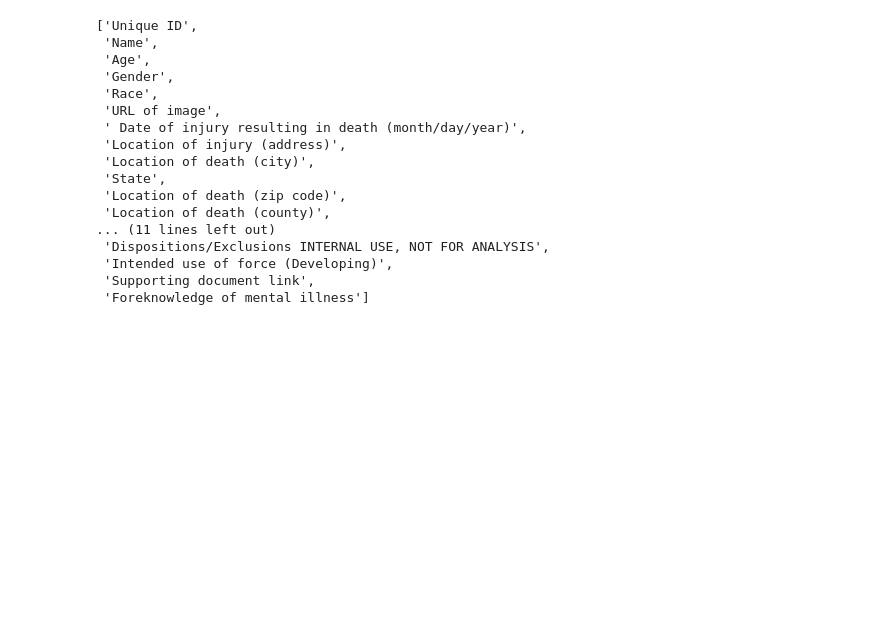
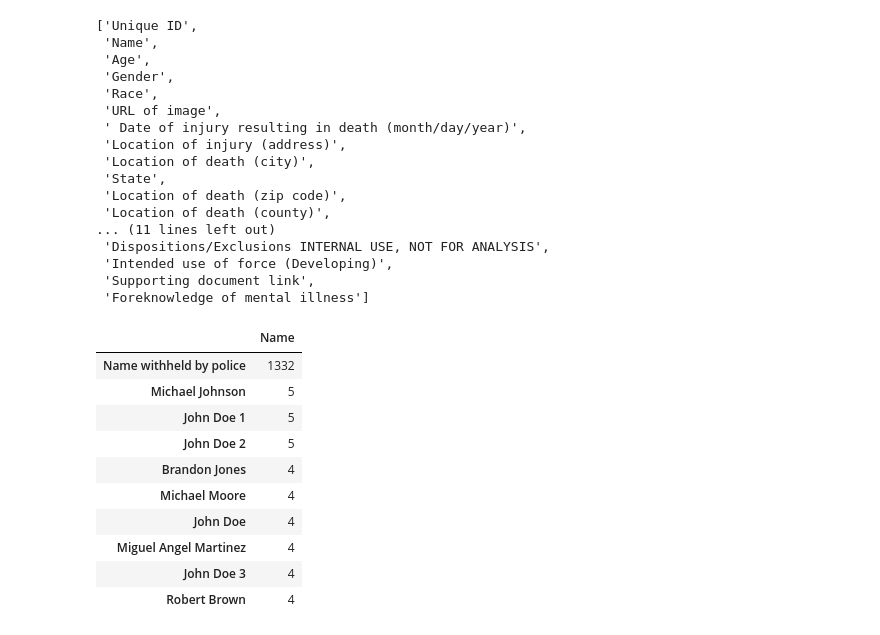
Before and after one commit to Manikandan-professional/Innocent-Death-caused-by-Police, a Jupyter notebook: Innocent_Death_caused_by_Police.ipynb, the cells around one changed output. Drawn from its saved outputs; the diff is of its cells as text; code cells hidden in the pictures; blank space fills up the shorter version.

```diff
--- a/Innocent_Death_caused_by_Police.ipynb
+++ b/Innocent_Death_caused_by_Police.ipynb
@@ -63,3 +63,18 @@ list(df.columns)
  'Intended use of force (Developing)',
  'Supporting document link',
  'Foreknowledge of mental illness']
+# %%
+top_10=pd.DataFrame(df.Name.value_counts().head(10))
+top_10
+# %% [output]
+|  | Name |
+| Name withheld by police | 1332 |
+| Michael Johnson | 5 |
+| John Doe 1 | 5 |
+| John Doe 2 | 5 |
+| Brandon Jones | 4 |
+| Michael Moore | 4 |
+| John Doe | 4 |
+| Miguel Angel Martinez | 4 |
+| John Doe 3 | 4 |
+| Robert Brown | 4 |
```
Also changed, not shown: parts of 7 cells of this notebook.
